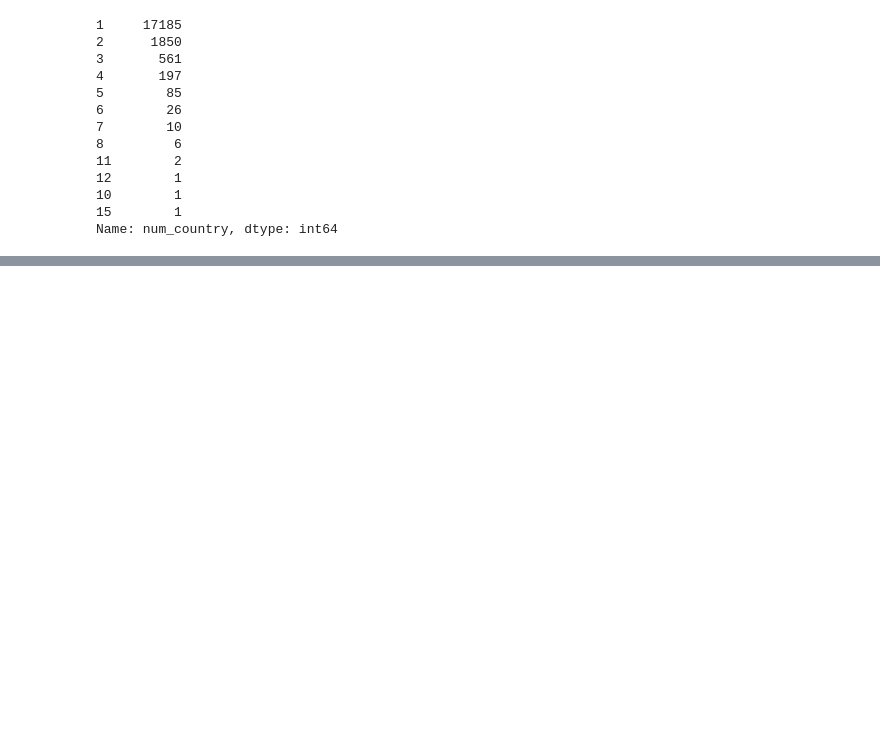
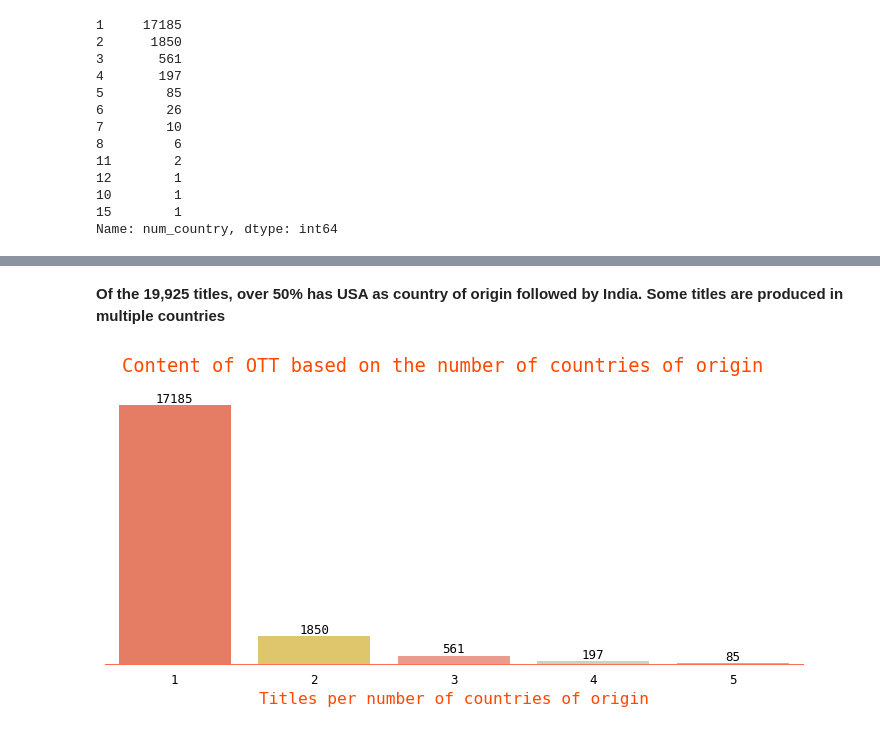
Before and after one commit to sangeethankumar/OTT-Content-Analysis, a Jupyter notebook: OTT Exploratory Data Analysis.ipynb, the cells around one changed output, grey strips where cells are left out. Cells and saved outputs as stored; diff of their text form; code cells hidden in the pictures; blank space fills up the shorter version.

```diff
--- a/OTT Exploratory Data Analysis.ipynb
+++ b/OTT Exploratory Data Analysis.ipynb
@@ -258,0 +304,20 @@ Name: num_country, dtype: int64
+# %% [markdown]
+**Of the 19,925 titles, over 50% has USA as country of origin followed by India. Some titles are produced in multiple countries**
+# %%
+ott_num_countries = pd.DataFrame(ott['num_country'].value_counts().sort_values(ascending=False))[:5]
+fig, ax = plt.subplots(figsize=(10,4), dpi=90)
+ax.spines['top'].set_visible(False)
+ax.spines['right'].set_visible(False)
+ax.spines['left'].set_visible(False)
+ax.tick_params(bottom=False)
+ax.get_yaxis().set_visible(False)
+
+sns.barplot(data=ott_num_countries, y='num_country', x=ott_num_countries.index,ci = None , palette=custom_palette1);
+
+# add values on top of each bar
+ax.bar_label(ax.containers[0])
+
+ax.set_xlabel('Titles per number of countries of origin', fontsize=13, color = '#ff4800');
+fig.suptitle('Content of OTT based on the number of countries of origin', fontsize=15, color = '#ff4800');
+# %% [output]
+[figure, added]
```
Also changed, not shown: parts of 23 cells of this notebook, 3 other files.
